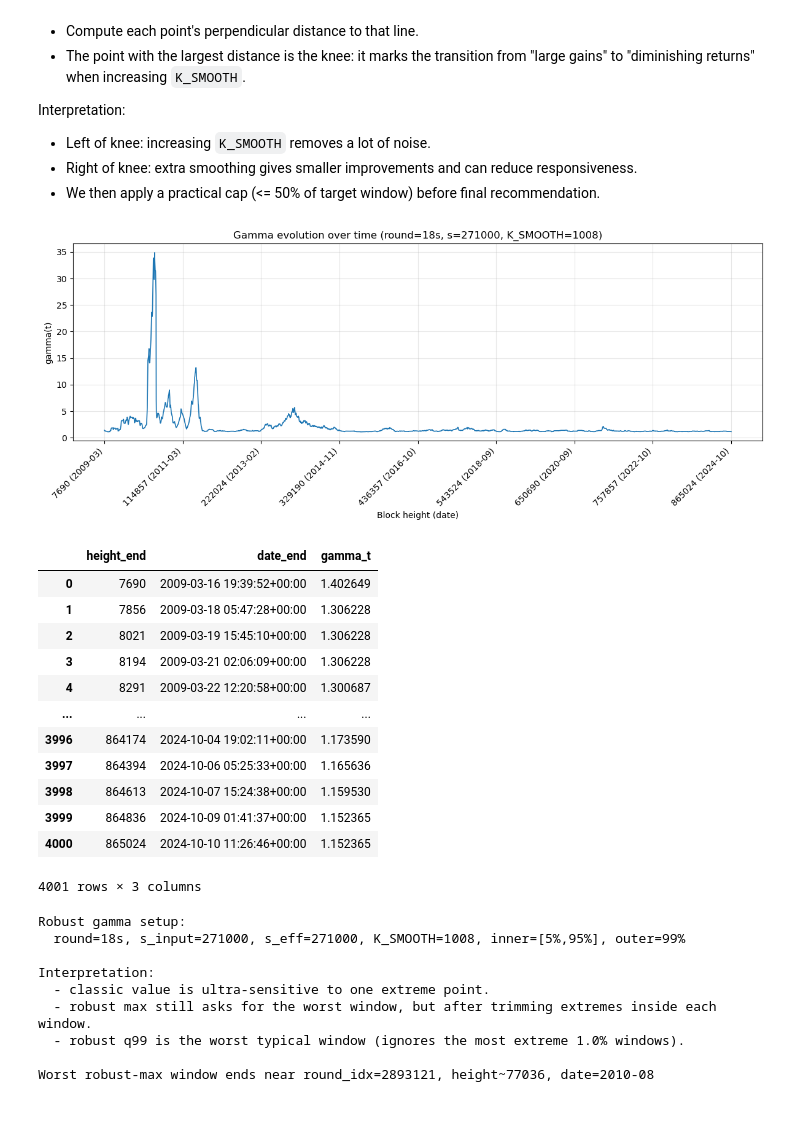
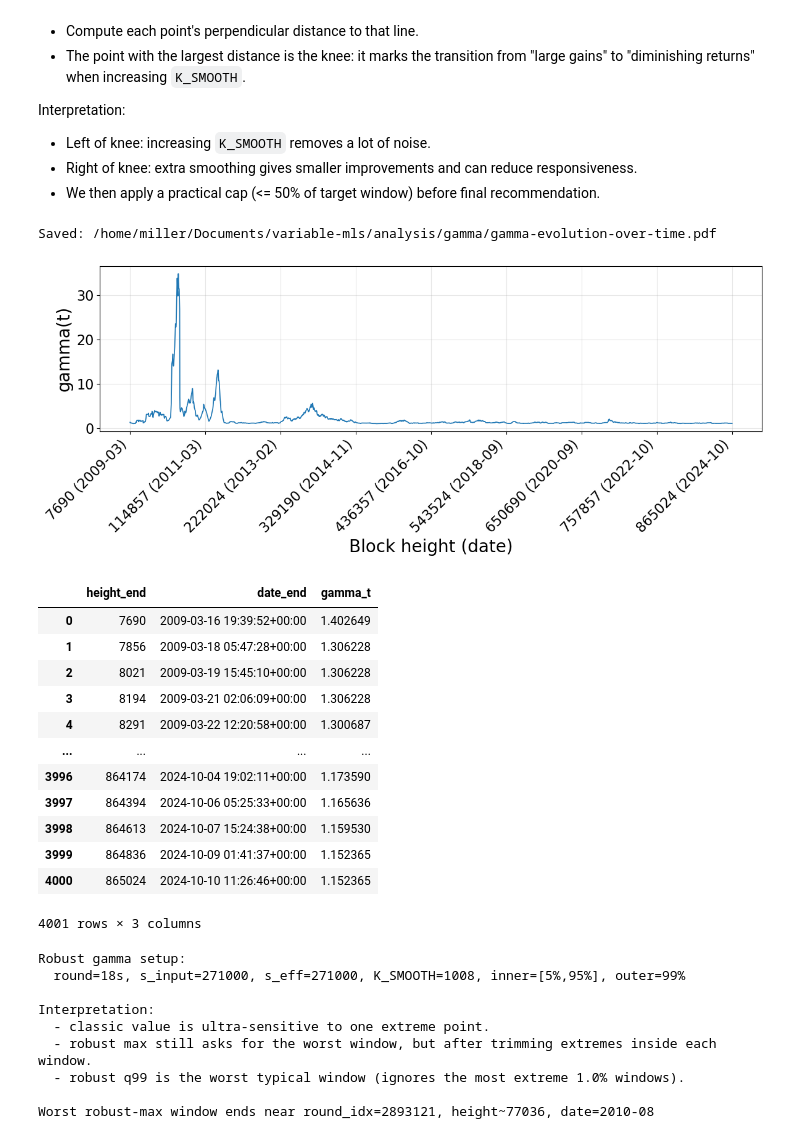
Before and after one commit to loicmiller/variable-mls, a Jupyter notebook: analysis/bitcoin-gamma-estimation.ipynb, the cells around one changed output. Saved outputs shown, nothing was run; the diff lists cells and outputs as text; code cells hidden in the pictures; blank space fills up the shorter version.

```diff
--- a/analysis/bitcoin-gamma-estimation.ipynb
+++ b/analysis/bitcoin-gamma-estimation.ipynb
@@ -602,7 +618,7 @@ We report both:
 # Smoothed hashrate: rolling window of K_SMOOTH blocks (~14 days), then gamma on the round series.
 # This removes per-block Poisson luck noise without collapsing the entire history into one number.
 
-K_SMOOTH = 2016  # Bitcoin difficulty adjustment period: ~14 days
+K_SMOOTH = 1008  # Bitcoin difficulty adjustment period: ~14 days
 
 smooth_df = df_valid[['time', 'difficulty']].copy().sort_values('time').reset_index(drop=True)
 smooth_df['expected_hashes'] = smooth_df['difficulty'] * C_EXACT
@@ -977,7 +992,5 @@ Interactive 3D chart saved to: /home/miller/Documents/variable-mls/analysis/gamm
 # %%
 # K_SMOOTH selection helper for the fixed research setup (round=18s, s_input=271000).
-import numpy as np
-import matplotlib.pyplot as plt
 
 ROUND_SECONDS_REF = 18
 S_INPUT_REF = 271000
@@ -1015,7 +1028,7 @@ if den == 0:
 else:
     # Distance from each point to endpoint line in log-log space.
     dist = np.abs((y1 - y0) * x - (x1 - x0) * y + x1 * y0 - y1 * x0) / den
-knee_idx = int(np.argmax(dist))
+knee_idx = int(np.asarray(dist).argmax().item())
 k_knee_value = pd.to_numeric(k_choice_df['k_smooth'], errors='raise').iloc[knee_idx]
 k_knee = int(float(k_knee_value))
 
@@ -1038,13 +1051,14 @@ fig, ax = plt.subplots(figsize=(8.5, 4.5))
 ax.plot(k_choice_df['k_smooth'], k_choice_df['gamma'], marker='o')
 ax.set_xscale('log', base=2)
 ax.set_yscale('log')
-ax.set_xlabel('K_SMOOTH (blocks, log2 scale)')
-ax.set_ylabel('gamma (log scale)')
+ax.set_xlabel('K_SMOOTH (blocks, log2 scale)', fontsize=20)
+ax.set_ylabel('gamma (log scale)', fontsize=20)
 ax.set_title('Gamma vs K_SMOOTH for fixed round=18s, s_input=271000')
 ax.grid(True, which='both', alpha=0.3)
+ax.tick_params(labelsize=16)
 ax.axvline(k_knee, color='orange', linestyle='--', label=f'knee={k_knee}')
 ax.axvline(k_recommended, color='green', linestyle='--', label=f'recommended={k_recommended}')
-ax.legend()
+ax.legend(fontsize=16)
 plt.tight_layout()
 plt.show()
 
@@ -1080,8 +1094,6 @@ Interpretation:
 # %%
 # Gamma evolution over time for fixed parameters.
 # Uses the same smoothed estimator and exact-window gamma logic.
-import numpy as np
-import matplotlib.pyplot as plt
 
 ROUND_SECONDS_TS = 18
 S_INPUT_TS = 271000
@@ -1133,43 +1145,49 @@ date_end = pd.to_datetime(meta_aligned.loc[end_pos, 'time_end'].to_numpy(), unit
 # Downsample only for plotting readability.
 step = max(1, len(gamma_t) // PLOT_MAX_POINTS)
 plot_idx = np.arange(0, len(gamma_t), step, dtype=int)
 
 x_plot = height_end[plot_idx]
 y_plot = gamma_t.iloc[plot_idx].to_numpy()
 
 fig, ax = plt.subplots(figsize=(12, 5))
 ax.plot(x_plot, y_plot, linewidth=1.2)
-ax.set_xlabel('Block height (date)')
-ax.set_ylabel('gamma(t)')
-ax.set_title(
-    f'Gamma evolution over time (round={ROUND_SECONDS_TS}s, s={S_INPUT_TS}, K_SMOOTH={K_SMOOTH_TS})'
- )
+ax.set_xlabel('Block height (date)', fontsize=20)
+ax.set_ylabel('gamma(t)', fontsize=20)
+# ax.set_title(
+#     f'Gamma evolution over time (round={ROUND_SECONDS_TS}s, s={S_INPUT_TS}, K_SMOOTH={K_SMOOTH_TS})'
+#  )
 ax.grid(True, alpha=0.3)
+ax.tick_params(labelsize=16)
 
 # Tick labels: "height (YYYY-MM)", inspired by plots.ipynb style.
 base_tick_count = max(4, len(ax.get_xticks()))
 target_tick_count = base_tick_count + EXTRA_XTICKS
 xticks = np.linspace(x_plot.min(), x_plot.max(), num=target_tick_count)
 xticks = [int(round(t)) for t in xticks]
 xticks = list(dict.fromkeys(xticks))  # Deduplicate after integer rounding while preserving order.
 
 if xticks:
-    nearest = [int(np.abs(height_end - x).argmin()) for x in xticks]
+    nearest = [int(np.abs(height_end - x).argmin().item()) for x in xticks]
     labels = [f"{int(height_end[i])} ({date_end[i].strftime('%Y-%m')})" for i in nearest]
     ax.set_xticks(xticks)
-    ax.set_xticklabels(labels, rotation=45, ha='right')
+    ax.set_xticklabels(labels, rotation=45, ha='right', fontsize=16)
 
-plt.tight_layout()
-plt.savefig('gamma-evolution-over-time.pdf', format='pdf')
+fig.tight_layout()
+GAMMA_OUTPUT_DIR = Path('gamma')
+GAMMA_OUTPUT_DIR.mkdir(parents=True, exist_ok=True)
+out_pdf = GAMMA_OUTPUT_DIR / 'gamma-evolution-over-time.pdf'
+fig.savefig(str(out_pdf), format='pdf', bbox_inches='tight')
+print(f'Saved: {out_pdf.resolve()}')
 plt.show()
 
 pd.DataFrame({
     'height_end': height_end,
     'date_end': date_end.astype(str),
     'gamma_t': gamma_t,
 }).iloc[::step].reset_index(drop=True)
 # %% [output]
+Saved: /home/miller/Documents/variable-mls/analysis/gamma/gamma-evolution-over-time.pdf
-[figure, old version]
+[figure, new version]
 |  | height_end | date_end | gamma_t |
 | 0 | 7690 | 2009-03-16 19:39:52+00:00 | 1.402649 |
 | 1 | 7856 | 2009-03-18 05:47:28+00:00 | 1.306228 |
@@ -1182,7 +1200,7 @@ pd.DataFrame({
 | 3998 | 864613 | 2024-10-07 15:24:38+00:00 | 1.159530 |
 | 3999 | 864836 | 2024-10-09 01:41:37+00:00 | 1.152365 |
 | 4000 | 865024 | 2024-10-10 11:26:46+00:00 | 1.152365 |
-4001 rows × 3 columns
+4001 rows × 3 columns
 # %%
 # Robust gamma: reduce sensitivity to extreme spikes (statistically robust alternative).
 # Idea:
```
Also changed, not shown: parts of 12 cells of this notebook, 14 other files.
